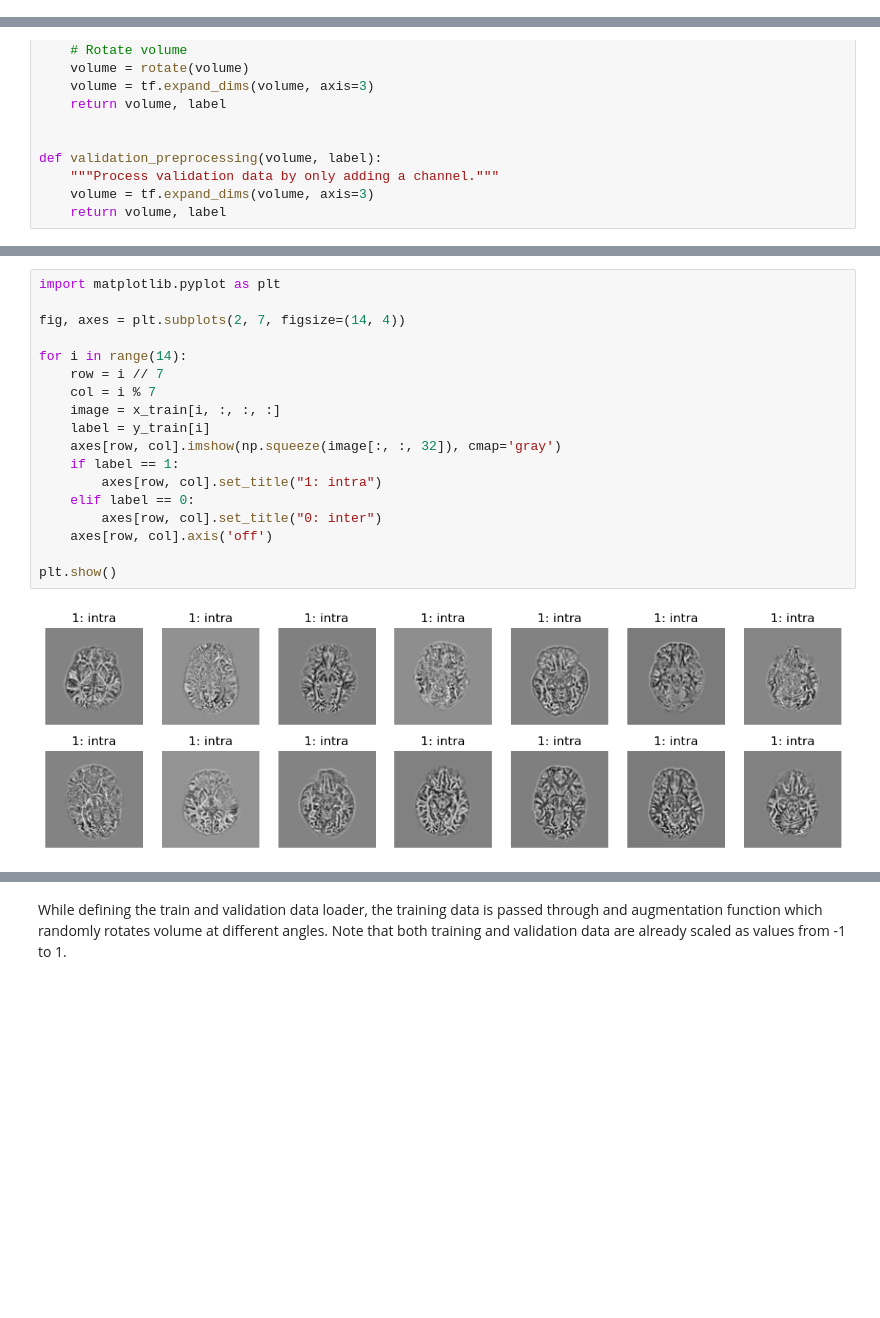
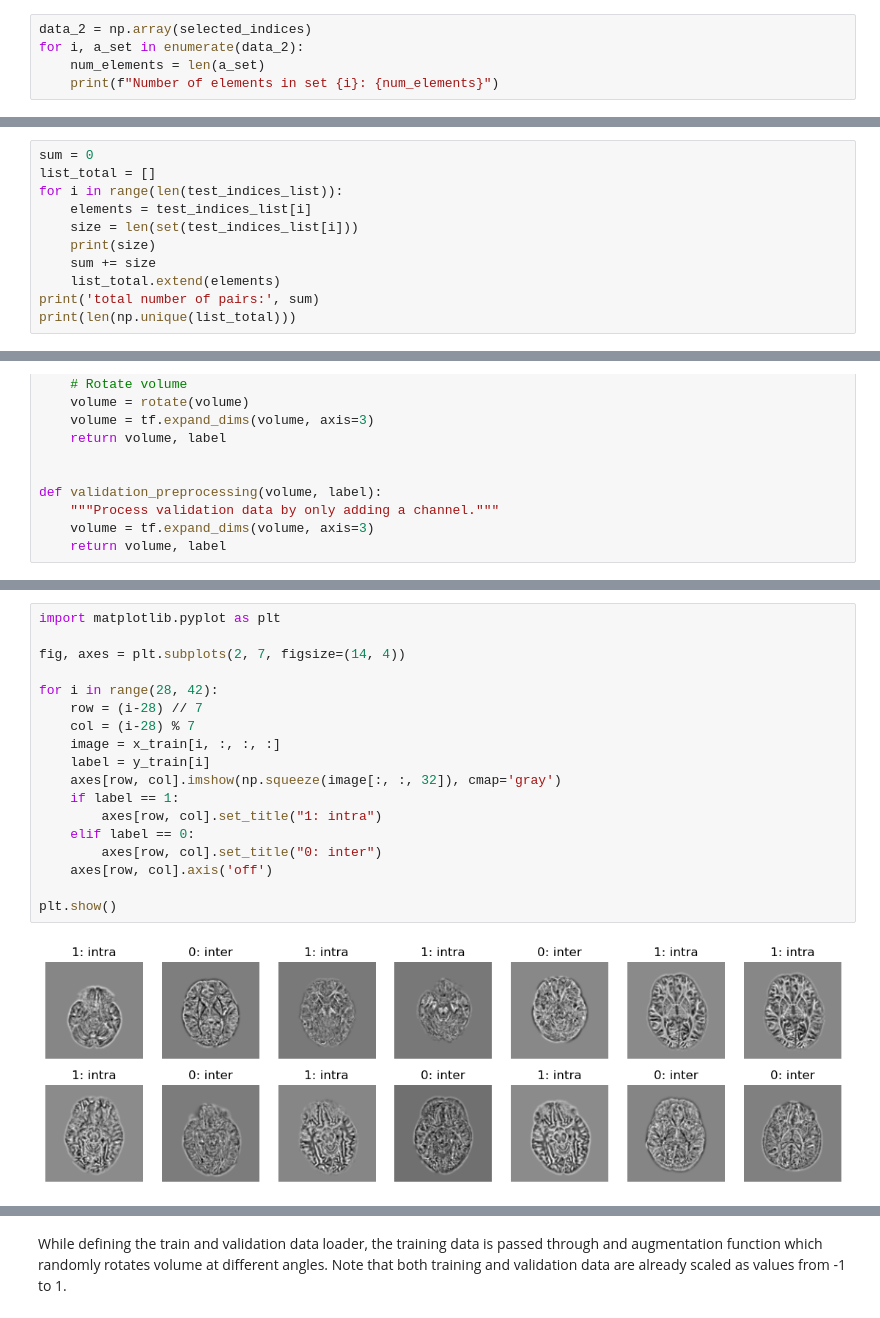
Before and after one commit to Andjelaaaa/3D-image-classification-tutorial, a Jupyter notebook: 3D_image_classification.ipynb, the cells around one changed output, grey strips where cells are left out. Saved outputs shown, nothing was run; the diff lists cells and outputs as text; blank space fills up the shorter version.

```diff
--- a/3D_image_classification.ipynb
+++ b/3D_image_classification.ipynb
@@ -426,0 +605,5 @@ The chosen random_state should be: 1130
+# %%
+data_2 = np.array(selected_indices)
+for i, a_set in enumerate(data_2):
+    num_elements = len(a_set)
+    print(f"Number of elements in set {i}: {num_elements}")
@@ -446,0 +690,11 @@ Lastly, split the dataset into train and validation subsets.
+# %%
+sum = 0
+list_total = []
+for i in range(len(test_indices_list)):
+    elements = test_indices_list[i]
+    size = len(set(test_indices_list[i]))
+    print(size)
+    sum += size
+    list_total.extend(elements)
+print('total number of pairs:', sum)
+print(len(np.unique(list_total)))
@@ -527,23 +862,23 @@ print(x_train.shape, y_train.shape)
 # %%
 import matplotlib.pyplot as plt
 
 fig, axes = plt.subplots(2, 7, figsize=(14, 4))
 
-for i in range(14):
-    row = i // 7
-    col = i % 7
+for i in range(28, 42):
+    row = (i-28) // 7
+    col = (i-28) % 7
     image = x_train[i, :, :, :]
     label = y_train[i]
     axes[row, col].imshow(np.squeeze(image[:, :, 32]), cmap='gray')
     if label == 1:
         axes[row, col].set_title("1: intra")
     elif label == 0:
         axes[row, col].set_title("0: inter")
     axes[row, col].axis('off')
 
 plt.show()
 # %% [output]
-[figure, old version]
+[figure, new version]
 # %%
 import matplotlib.pyplot as plt
 import numpy as np
```
Also changed, not shown: parts of 26 cells of this notebook.
